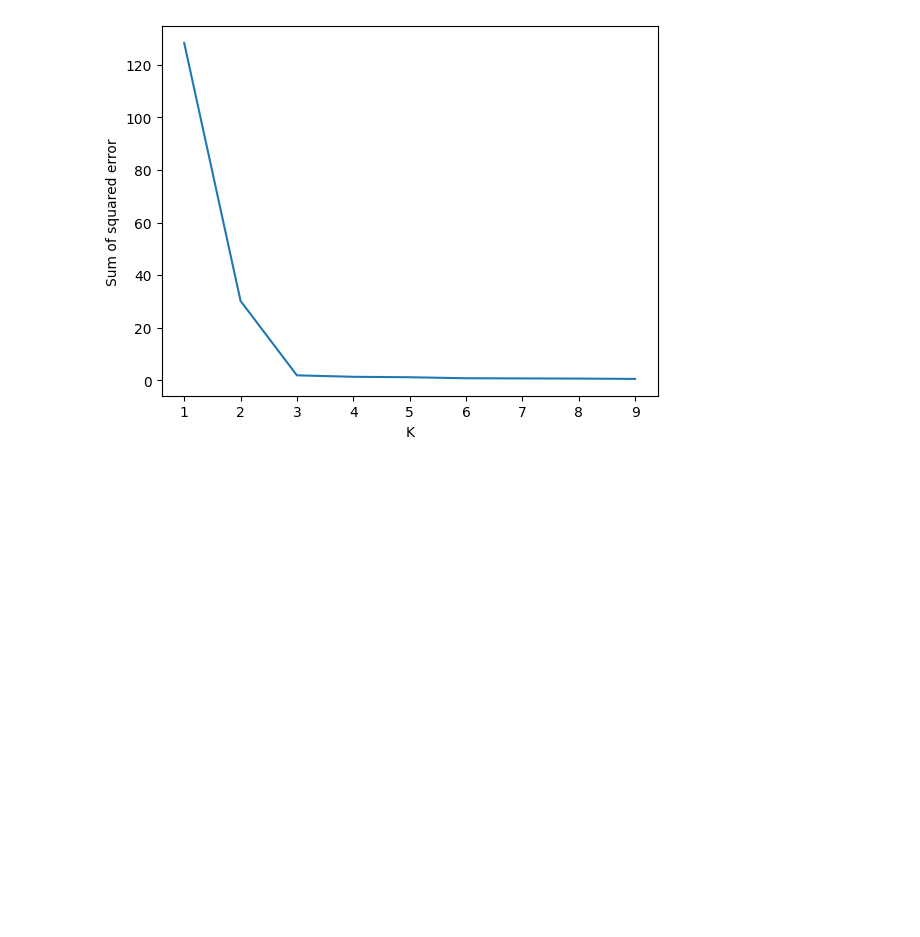
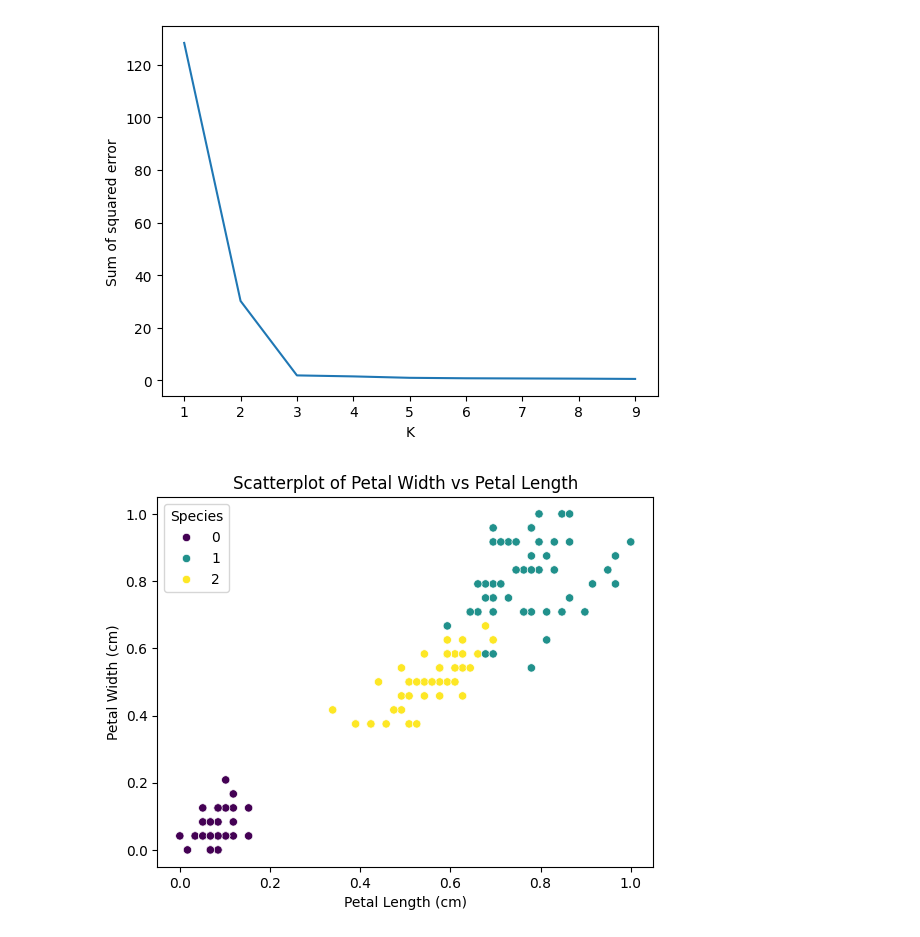
Before and after one commit to ankita-banerjee20/machine_learning, a Jupyter notebook: 14_kmeans.ipynb, the cells around one changed output. Cells and saved outputs as stored; diff of their text form; code cells hidden in the pictures; blank space fills up the shorter version.

```diff
--- a/14_kmeans.ipynb
+++ b/14_kmeans.ipynb
@@ -125,3 +125,17 @@ plt.plot(k_rng,sse)
 # %% [output]
 [<matplotlib.lines.Line2D at 0x...>]
 [figure]
+# %%
+km = KMeans(n_clusters=3)
+y = km.fit_predict(df)
+# %%
+df["Predicted Label"] = y
+# %%
+sns.scatterplot(data = df, x = 'petal length (cm)', y = 'petal width (cm)', hue = 'Predicted Label', palette = 'viridis')
+plt.title('Scatterplot of Petal Width vs Petal Length')
+plt.xlabel('Petal Length (cm)')
+plt.ylabel('Petal Width (cm)')
+plt.legend(title = 'Species')
+plt.show()
+# %% [output]
+[figure, added]
```
Also changed, not shown: parts of 1 cell of this notebook.
